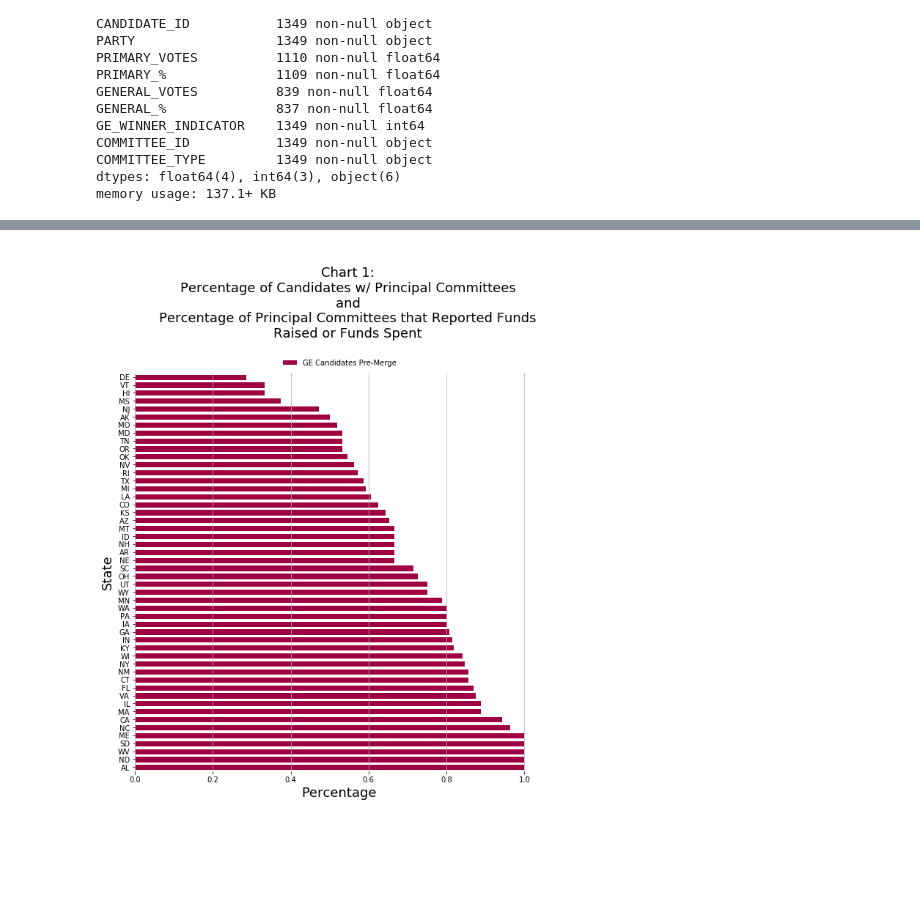
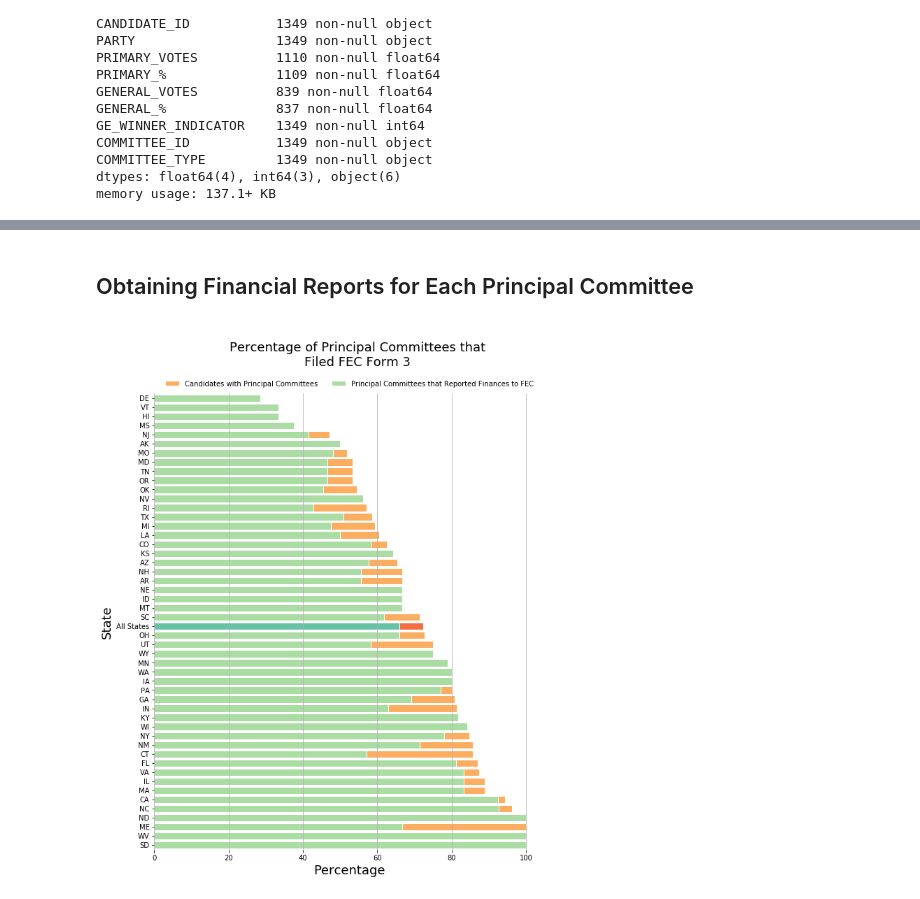
Before and after one commit to iameskild/electionfinances, a Jupyter notebook: data_analysis.ipynb, the cells around one changed output, grey strips where cells are left out. Saved outputs shown, nothing was run; the diff lists cells and outputs as text; code cells hidden in the pictures; blank space fills up the shorter version.

Commit message:
Create graphs folder and save graphs

```diff
--- a/data_analysis.ipynb
+++ b/data_analysis.ipynb
@@ -224 +221,12 @@ for state in states_and_districts():
                                               ignore_index=True)
+# %%
+# append total percentage for all states combined
+ge_cand_percent = ge_cand_percent.append({'State' : 'All States',
+                                          'GE_Candidates' :
+                                                ge_cand_percent['GE_Candidates'].sum(),
+                                          'GE_PC' :
+                                                ge_cand_percent['GE_PC'].sum()},
+                                              ignore_index=True)
+# %%
+# create a column representing the percentage of GE candidates with a principal committee
+ge_cand_percent['GE_PC_%'] = 100*ge_cand_percent['GE_PC'] / ge_cand_percent['GE_Candidates']
@@ -224,0 +269,4 @@ for state in states_and_districts():
+# %% [markdown]
+## Obtaining Financial Reports for Each Principal Committee
+# %%
+financial_reports = pd.read_csv('data/financial_reports_house_2016.csv')
@@ -225,43 +294,51 @@ for state in states_and_districts():
+# %%
+# create a column representing the percentage of GE candidates who filed at least one FEC Form 3
+ge_cand_percent['GE_Form3_%'] = 100*ge_cand_percent['GE_Form3'] / ge_cand_percent['GE_Candidates']
 # %%
-fig, ax = plt.subplots(nrows=1, ncols=1, figsize=(10,10), sharex=True)
+fig, ax = plt.subplots(nrows=1, ncols=1, figsize=(10,12), sharex=True)
 fig.patch.set_facecolor('w')
-
-ge_cand_percent = ge_cand_percent.sort_values('Percent')
 
 ax.spines['right'].set_visible(False)
 ax.spines['left'].set_visible(False)
 ax.spines['top'].set_visible(False)
 ax.spines['bottom'].set_visible(False)
 
-ax.barh(y=ge_cand_percent['State'],
-        width=ge_cand_percent['Percent'],
+ax.barh(y=ge_cand_percent['State'], width=ge_cand_percent['GE_PC_%'],
         left=0,
-        color=palette[0], edgecolor='white', height=0.75,
-        label='GE Candidates Pre-Merge')
+        color=palette[3], edgecolor='white',
+        label='Candidates with Principal Committees')
 
-# ax.barh(y=ge_cand_percent['State'], width=ge_cand_percent['GE_Post_Merge'],
-#         left=0,
-#         color=palette[1], edgecolor='white', height=0.75,
-#         label='GE Candidates Post-Merge')
+ax.barh(y=ge_cand_percent['State'], width=ge_cand_percent['GE_Form3_%'],
+        left=0,
+        color=palette[7], edgecolor='white',
+        label='Principal Committees that Reported Finances to FEC')
+
+ax.barh(y='All States',
+        width=100*ge_cand_percent['GE_PC'].sum()/\
+                                ge_cand_percent['GE_Candidates'].sum(),
+        color=palette[2], edgecolor='white')
+
+ax.barh(y='All States',
+        width=100*ge_cand_percent['GE_Form3'].sum()/\
+                                ge_cand_percent['GE_Candidates'].sum(),
+        color=palette[8], edgecolor='white')
 
 ax.legend(ncol=2, bbox_to_anchor=(0.5, 1), loc='lower center', frameon=False)
 
 ax.set_ylim(-0.5, 49.5)
 
 ax.grid(axis='x')
 
 ax.set_xlabel('Percentage', fontdict=font)
 ax.set_ylabel('State', fontdict=font)
 ax.set_title('''
-    Chart 1:
-    Percentage of Candidates w/ Principal Committees
-    and
-    Percentage of Principal Committees that Reported Funds
-    Raised or Funds Spent
-    ''', fontdict=font, y=1.04)
+    Percentage of Principal Committees that
+    Filed FEC Form 3
+    ''', fontdict=font, y=1.02)
 
 ax.invert_yaxis()
 
+plt.savefig('graphs/cands_form3_%.png')
 plt.show();
 # %% [output]
-[figure, old version]
+[figure, new version]
```
Also changed, not shown: parts of 47 cells of this notebook, 9 other files.
